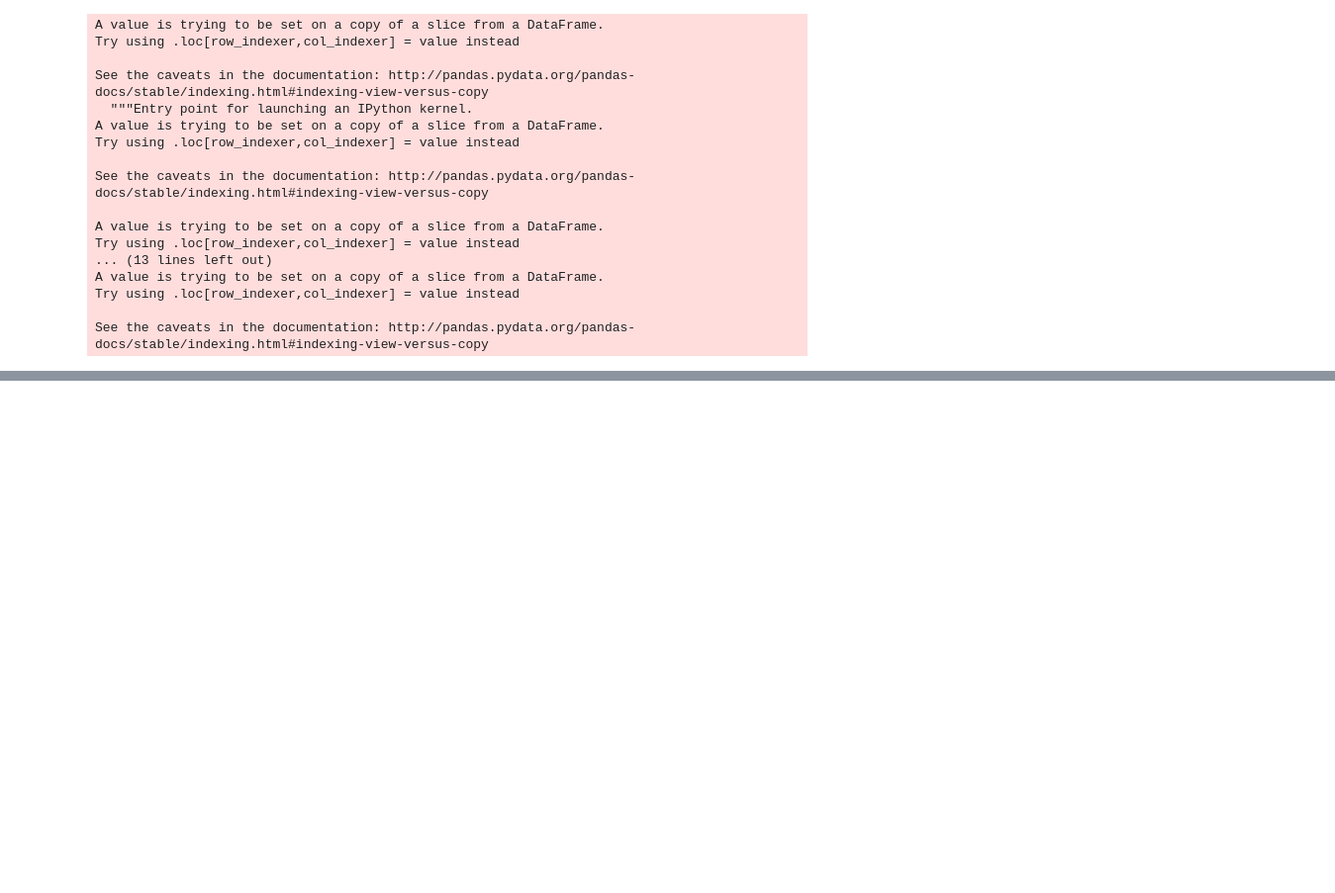
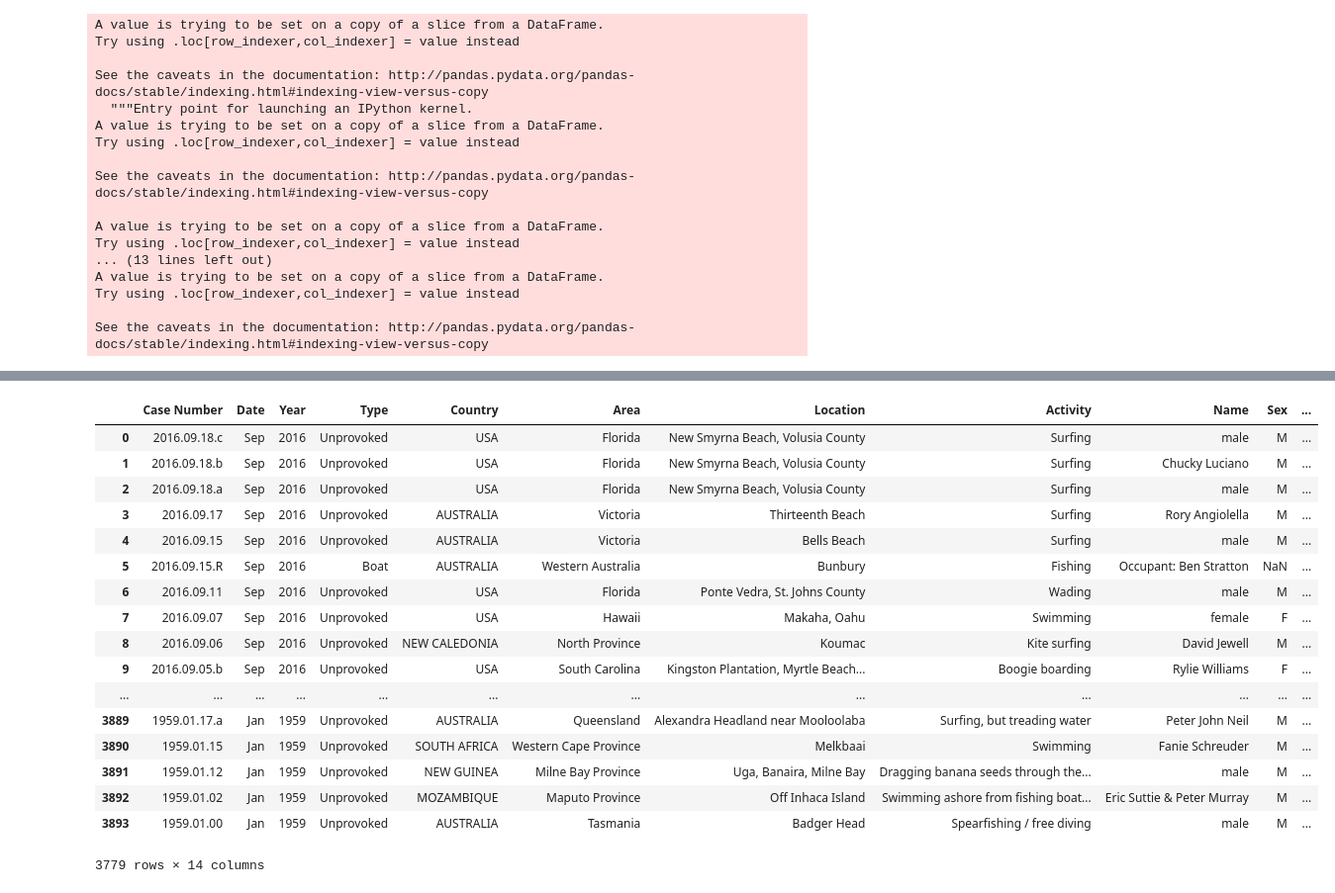
Before and after one commit to ironhack-datalabs/datamad0619, a Jupyter notebook: module-1/pandas-project/your-code/data-wrangling.ipynb, the cells around one changed output, grey strips where cells are left out. Shown at 99% size. Drawn from its saved outputs; the diff is of its cells as text; code cells hidden in the pictures; blank space fills up the shorter version.

```diff
--- a/module-1/pandas-project/your-code/data-wrangling.ipynb
+++ b/module-1/pandas-project/your-code/data-wrangling.ipynb
@@ -139,0 +140,23 @@ KeyError: 'ass'
+# %%
+df2 = df[df["Date"].isin(['Jul', 'Aug', 'Sep', 'Jun', 'Jan', 'Oct', 'Apr', 'Mar', 'Dec', 'May',
+       'Nov', 'Feb'])]
+df2
+# %% [output]
+|  | Case Number | Date | Year | Type | Country | Area | Location | Activity | Name | Sex | ... |
+| 0 | 2016.09.18.c | Sep | 2016 | Unprovoked | USA | Florida | New Smyrna Beach, Volusia County | Surfing | male | M | ... |
+| 1 | 2016.09.18.b | Sep | 2016 | Unprovoked | USA | Florida | New Smyrna Beach, Volusia County | Surfing | Chucky Luciano | M | ... |
+| 2 | 2016.09.18.a | Sep | 2016 | Unprovoked | USA | Florida | New Smyrna Beach, Volusia County | Surfing | male | M | ... |
+| 3 | 2016.09.17 | Sep | 2016 | Unprovoked | AUSTRALIA | Victoria | Thirteenth Beach | Surfing | Rory Angiolella | M | ... |
+| 4 | 2016.09.15 | Sep | 2016 | Unprovoked | AUSTRALIA | Victoria | Bells Beach | Surfing | male | M | ... |
+| 5 | 2016.09.15.R | Sep | 2016 | Boat | AUSTRALIA | Western Australia | Bunbury | Fishing | Occupant: Ben Stratton | NaN | ... |
+| 6 | 2016.09.11 | Sep | 2016 | Unprovoked | USA | Florida | Ponte Vedra, St. Johns County | Wading | male | M | ... |
+| 7 | 2016.09.07 | Sep | 2016 | Unprovoked | USA | Hawaii | Makaha, Oahu | Swimming | female | F | ... |
+| 8 | 2016.09.06 | Sep | 2016 | Unprovoked | NEW CALEDONIA | North Province | Koumac | Kite surfing | David Jewell | M | ... |
+| 9 | 2016.09.05.b | Sep | 2016 | Unprovoked | USA | South Carolina | Kingston Plantation, Myrtle Beach... | Boogie boarding | Rylie Williams | F | ... |
+| ... | ... | ... | ... | ... | ... | ... | ... | ... | ... | ... | ... |
+| 3889 | 1959.01.17.a | Jan | 1959 | Unprovoked | AUSTRALIA | Queensland | Alexandra Headland near Mooloolaba | Surfing, but treading water | Peter John Neil | M | ... |
+| 3890 | 1959.01.15 | Jan | 1959 | Unprovoked | SOUTH AFRICA | Western Cape Province | Melkbaai | Swimming | Fanie Schreuder | M | ... |
+| 3891 | 1959.01.12 | Jan | 1959 | Unprovoked | NEW GUINEA | Milne Bay Province | Uga, Banaira, Milne Bay | Dragging banana seeds through the... | male | M | ... |
+| 3892 | 1959.01.02 | Jan | 1959 | Unprovoked | MOZAMBIQUE | Maputo Province | Off Inhaca Island | Swimming ashore from fishing boat... | Eric Suttie & Peter Murray | M | ... |
+| 3893 | 1959.01.00 | Jan | 1959 | Unprovoked | AUSTRALIA | Tasmania | Badger Head | Spearfishing / free diving | male | M | ... |
+3779 rows × 14 columns
```
Also changed, not shown: parts of 13 cells of this notebook.
